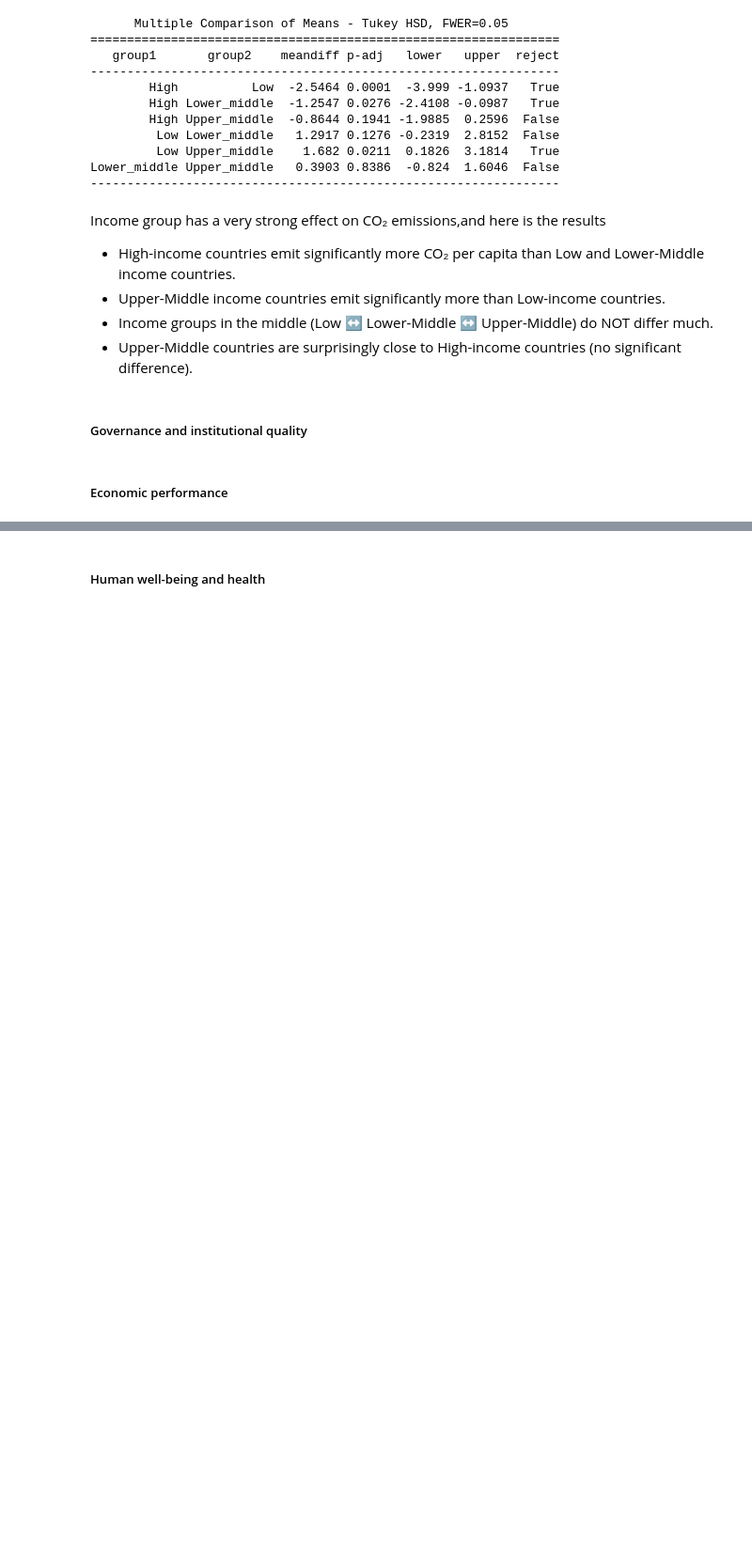
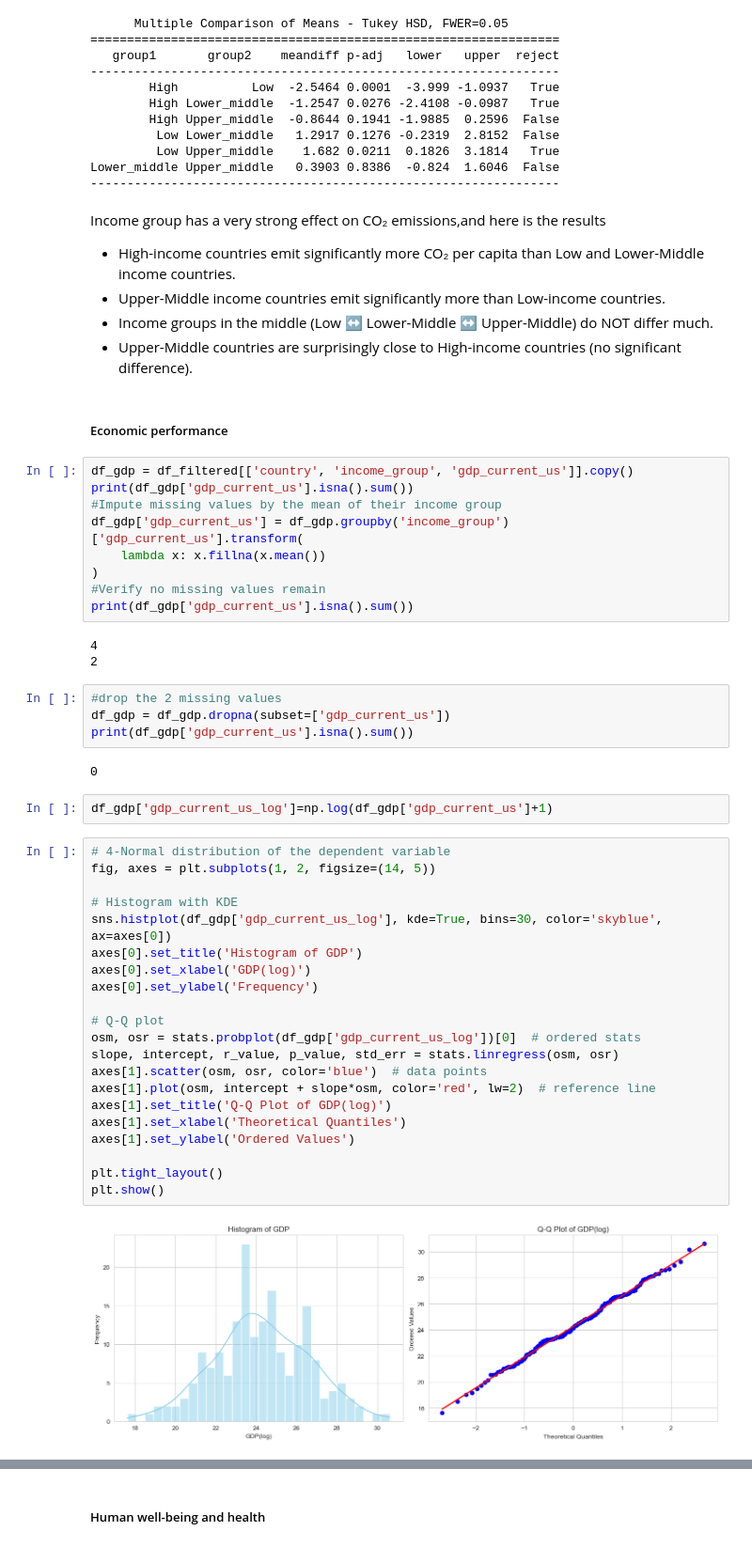
Before and after one commit to muratbek-kebtarum/ASDA_2025_Group_5_Portfolio, a Jupyter notebook: notebooks/week_05_group_5_notebook.ipynb, the cells around one changed output, grey strips where cells are left out. Shown: that part at 94% size. Drawn from its saved outputs; the diff is of its cells as text; blank space fills up the shorter version.

```diff
--- a/notebooks/week_05_group_5_notebook.ipynb
+++ b/notebooks/week_05_group_5_notebook.ipynb
@@ -853,7 +853,48 @@ Income group has a very strong effect on CO₂ emissions,and here is the results
 - Upper-Middle income countries emit significantly more than Low-income countries.
 - Income groups in the middle (Low ↔ Lower-Middle ↔ Upper-Middle) do NOT differ much.
 - Upper-Middle countries are surprisingly close to High-income countries (no significant difference).
-# %% [markdown]
-##### Governance and institutional quality
 # %% [markdown]
 ##### Economic performance
+# %%
+df_gdp = df_filtered[['country', 'income_group', 'gdp_current_us']].copy()
+print(df_gdp['gdp_current_us'].isna().sum())
+#Impute missing values by the mean of their income group
+df_gdp['gdp_current_us'] = df_gdp.groupby('income_group')['gdp_current_us'].transform(
+    lambda x: x.fillna(x.mean())
+)
+#Verify no missing values remain
+print(df_gdp['gdp_current_us'].isna().sum())
+# %% [output]
+4
+2
+# %%
+#drop the 2 missing values
+df_gdp = df_gdp.dropna(subset=['gdp_current_us'])
+print(df_gdp['gdp_current_us'].isna().sum())
+# %% [output]
+0
+# %%
+df_gdp['gdp_current_us_log']=np.log(df_gdp['gdp_current_us']+1)
+# %%
+# 4-Normal distribution of the dependent variable
+fig, axes = plt.subplots(1, 2, figsize=(14, 5))
+
+# Histogram with KDE
+sns.histplot(df_gdp['gdp_current_us_log'], kde=True, bins=30, color='skyblue', ax=axes[0])
+axes[0].set_title('Histogram of GDP')
+axes[0].set_xlabel('GDP(log)')
+axes[0].set_ylabel('Frequency')
+
+# Q-Q plot
+osm, osr = stats.probplot(df_gdp['gdp_current_us_log'])[0]  # ordered stats
+slope, intercept, r_value, p_value, std_err = stats.linregress(osm, osr)
+axes[1].scatter(osm, osr, color='blue')  # data points
+axes[1].plot(osm, intercept + slope*osm, color='red', lw=2)  # reference line
+axes[1].set_title('Q-Q Plot of GDP(log)')
+axes[1].set_xlabel('Theoretical Quantiles')
+axes[1].set_ylabel('Ordered Values')
+
+plt.tight_layout()
+plt.show()
+# %% [output]
+[figure, added]
```
Also changed, not shown: parts of 9 cells of this notebook.
